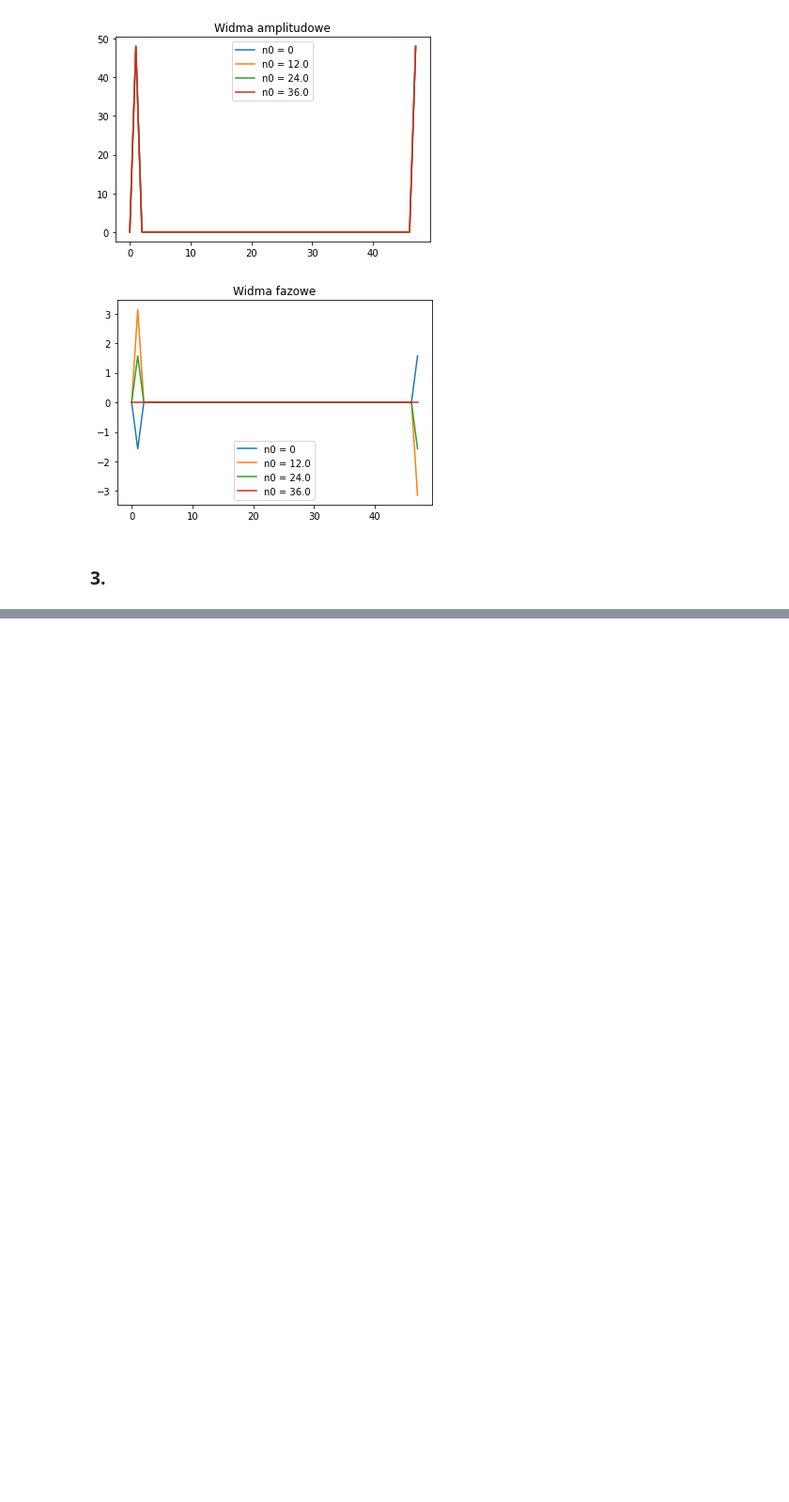
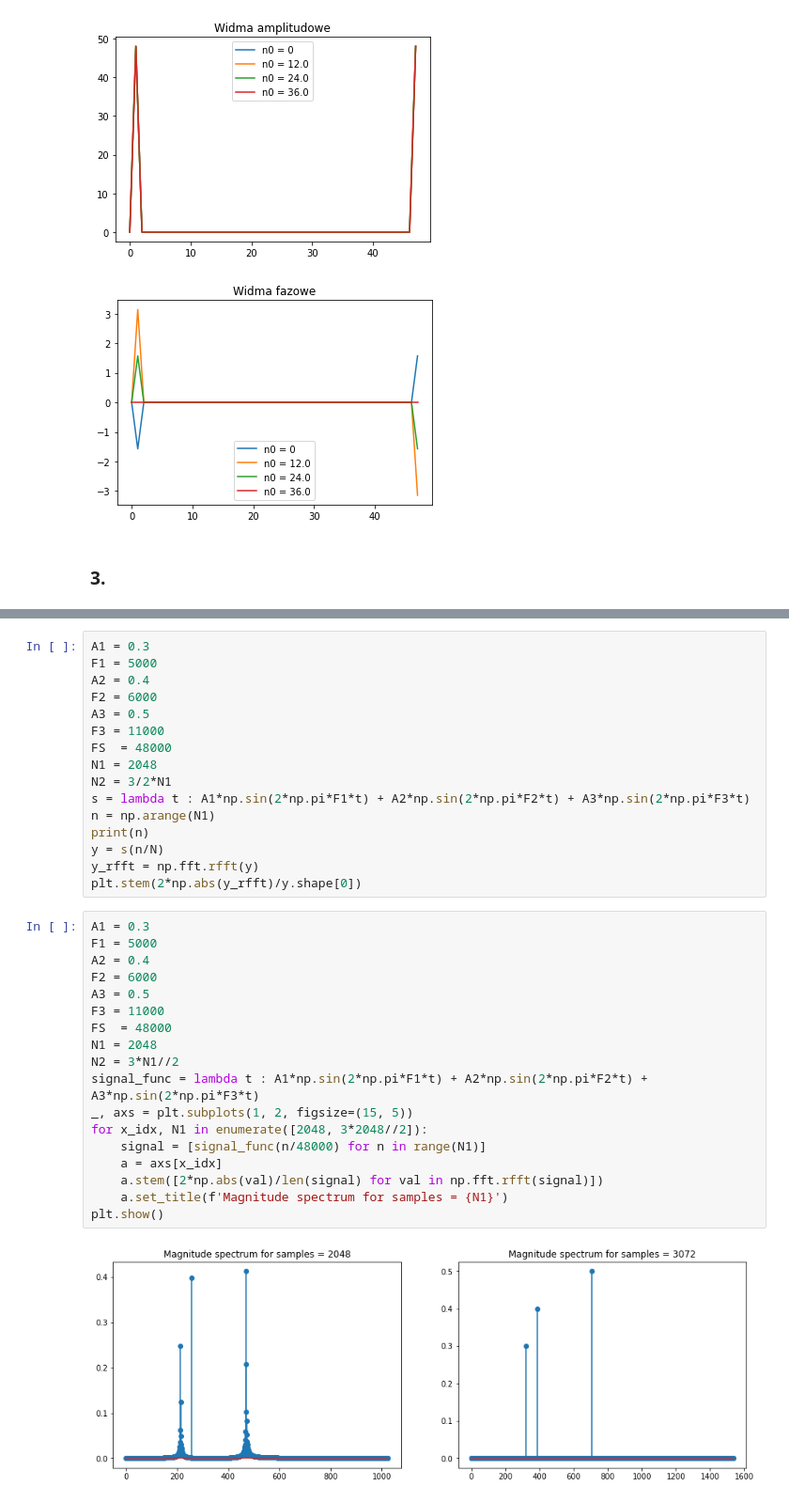
Before and after one commit to piotrszmurlo/WMM22L, a Jupyter notebook: Lab1/lab1.ipynb, the cells around one changed output, grey strips where cells are left out. Shown at 94% size. Saved outputs shown, nothing was run; the diff lists cells and outputs as text; blank space fills up the shorter version.

```diff
--- a/Lab1/lab1.ipynb
+++ b/Lab1/lab1.ipynb
@@ -124,0 +131,36 @@ plt.show()
+# %%
+A1 = 0.3
+F1 = 5000
+A2 = 0.4
+F2 = 6000
+A3 = 0.5
+F3 = 11000
+FS  = 48000
+N1 = 2048
+N2 = 3/2*N1
+s = lambda t : A1*np.sin(2*np.pi*F1*t) + A2*np.sin(2*np.pi*F2*t) + A3*np.sin(2*np.pi*F3*t)
+n = np.arange(N1)
+print(n)
+y = s(n/N)
+y_rfft = np.fft.rfft(y)
+plt.stem(2*np.abs(y_rfft)/y.shape[0])
+# %%
+A1 = 0.3
+F1 = 5000
+A2 = 0.4
+F2 = 6000
+A3 = 0.5
+F3 = 11000
+FS  = 48000
+N1 = 2048
+N2 = 3*N1//2
+signal_func = lambda t : A1*np.sin(2*np.pi*F1*t) + A2*np.sin(2*np.pi*F2*t) + A3*np.sin(2*np.pi*F3*t)
+_, axs = plt.subplots(1, 2, figsize=(15, 5))
+for x_idx, N1 in enumerate([2048, 3*2048//2]):
+    signal = [signal_func(n/48000) for n in range(N1)]
+    a = axs[x_idx]
+    a.stem([2*np.abs(val)/len(signal) for val in np.fft.rfft(signal)])
+    a.set_title(f'Magnitude spectrum for samples = {N1}')
+plt.show()
+# %% [output]
+[figure, added]
```
Also changed, not shown: parts of 5 cells of this notebook.
